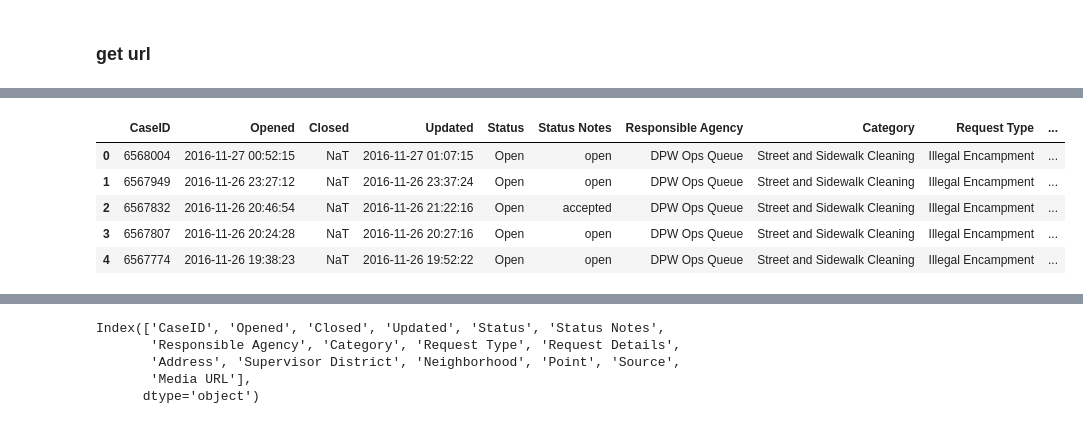
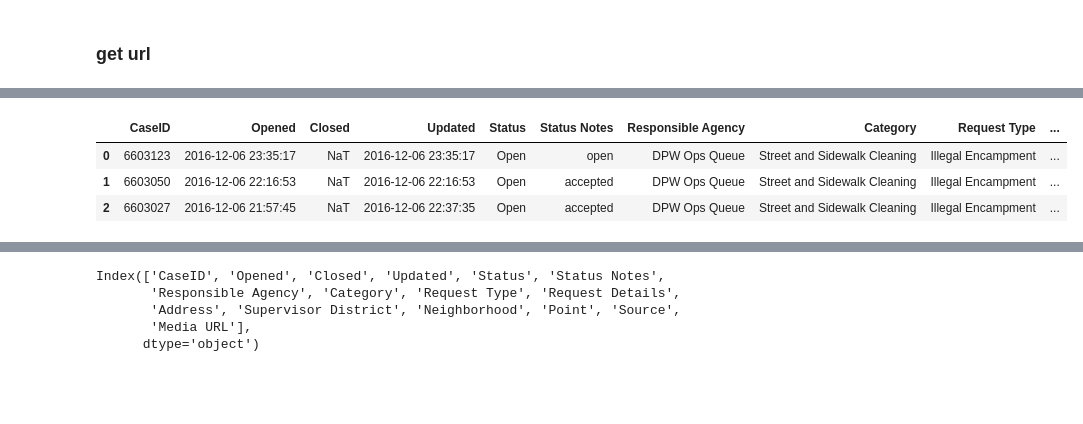
Before and after one commit to gregorydillon/JupyterPractice, a Jupyter notebook: San Francisco Homeless Data Analysis.ipynb, the cells around one changed output, grey strips where cells are left out. Drawn from its saved outputs; the diff is of its cells as text; code cells hidden in the pictures; blank space fills up the shorter version.

```diff
--- a/San Francisco Homeless Data Analysis.ipynb
+++ b/San Francisco Homeless Data Analysis.ipynb
@@ -42,12 +42,10 @@ hl['Updated'] = pd.to_datetime(hl['Updated'])
 # %%
-hl.head()
+hl.head(3)
 # %% [output]
 |  | CaseID | Opened | Closed | Updated | Status | Status Notes | Responsible Agency | Category | Request Type | ... |
-| 0 | 6568004 | 2016-11-27 00:52:15 | NaT | 2016-11-27 01:07:15 | Open | open | DPW Ops Queue | Street and Sidewalk Cleaning | Illegal Encampment | ... |
-| 1 | 6567949 | 2016-11-26 23:27:12 | NaT | 2016-11-26 23:37:24 | Open | open | DPW Ops Queue | Street and Sidewalk Cleaning | Illegal Encampment | ... |
-| 2 | 6567832 | 2016-11-26 20:46:54 | NaT | 2016-11-26 21:22:16 | Open | accepted | DPW Ops Queue | Street and Sidewalk Cleaning | Illegal Encampment | ... |
-| 3 | 6567807 | 2016-11-26 20:24:28 | NaT | 2016-11-26 20:27:16 | Open | open | DPW Ops Queue | Street and Sidewalk Cleaning | Illegal Encampment | ... |
-| 4 | 6567774 | 2016-11-26 19:38:23 | NaT | 2016-11-26 19:52:22 | Open | open | DPW Ops Queue | Street and Sidewalk Cleaning | Illegal Encampment | ... |
+| 0 | 6603123 | 2016-12-06 23:35:17 | NaT | 2016-12-06 23:35:17 | Open | open | DPW Ops Queue | Street and Sidewalk Cleaning | Illegal Encampment | ... |
+| 1 | 6603050 | 2016-12-06 22:16:53 | NaT | 2016-12-06 22:16:53 | Open | accepted | DPW Ops Queue | Street and Sidewalk Cleaning | Illegal Encampment | ... |
+| 2 | 6603027 | 2016-12-06 21:57:45 | NaT | 2016-12-06 22:37:35 | Open | accepted | DPW Ops Queue | Street and Sidewalk Cleaning | Illegal Encampment | ... |
 # %%
 hl.Closed.dt.day.value_counts().sort_index()
 # %% [output]
```
Also changed, not shown: parts of 28 cells of this notebook, 5 other files.
